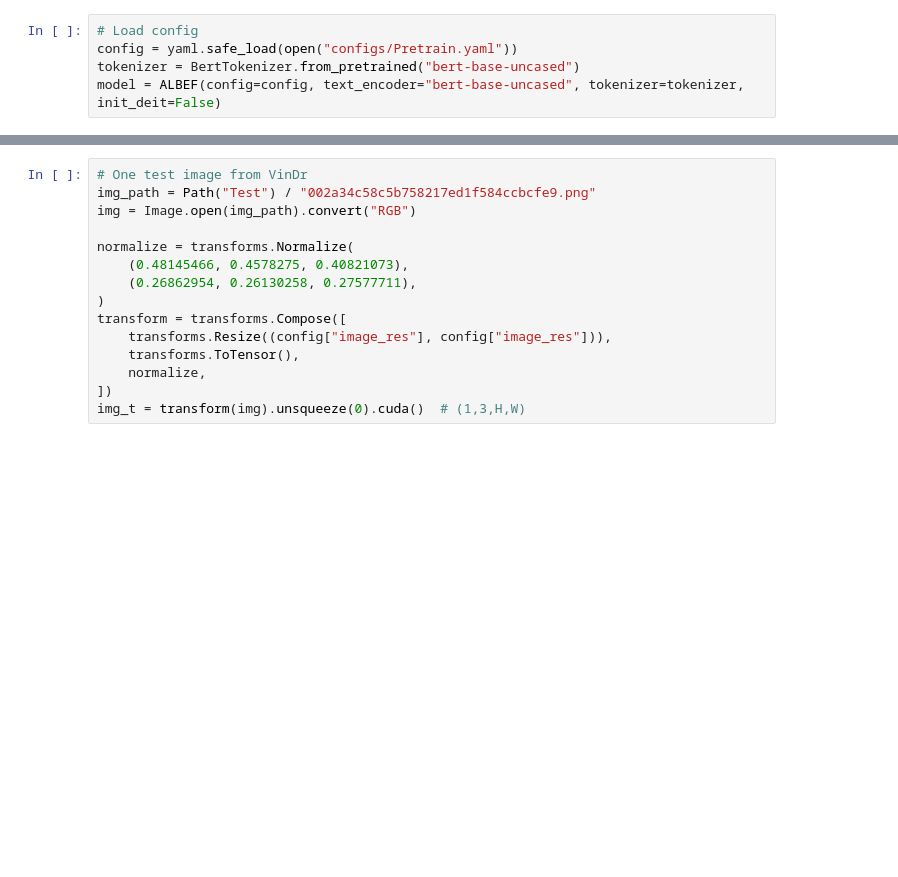
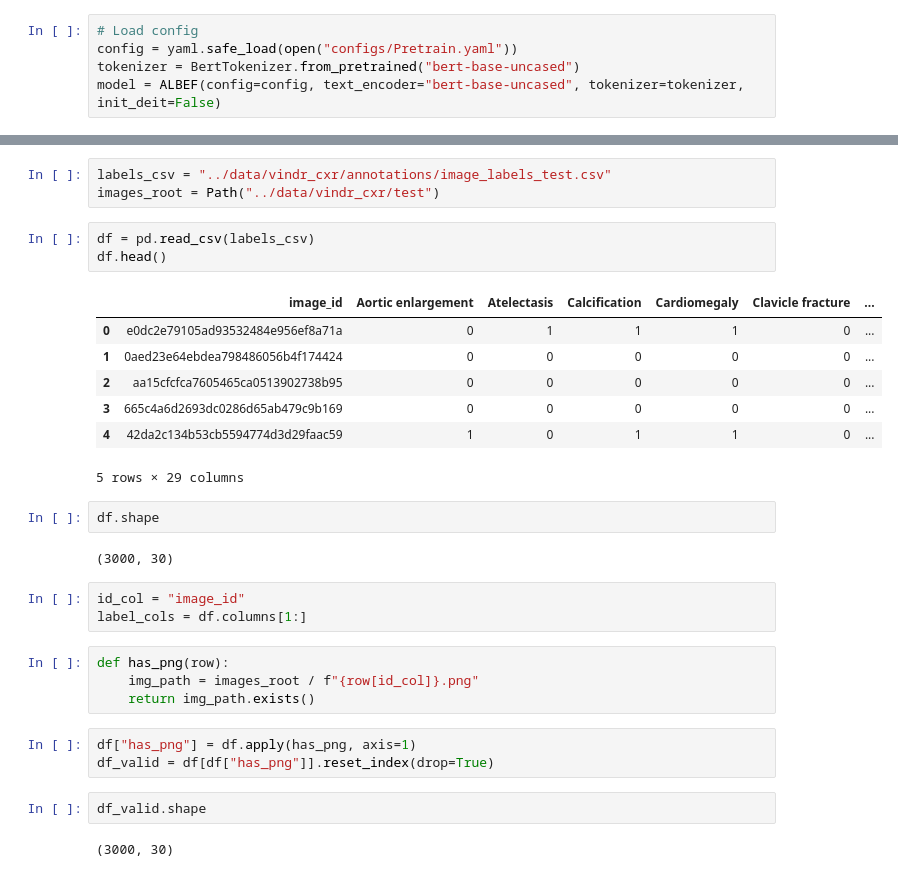
Before and after one commit to harshvardhan10/ALBEF, a Jupyter notebook: zero_shot_vind_testing.ipynb, the cells around one changed output, grey strips where cells are left out. Drawn from its saved outputs; the diff is of its cells as text; blank space fills up the shorter version.

```diff
--- a/zero_shot_vind_testing.ipynb
+++ b/zero_shot_vind_testing.ipynb
@@ -21,15 +47,32 @@ model.eval()
-# %%
-# One test image from VinDr
-img_path = Path("Test") / "002a34c58c5b758217ed1f584ccbcfe9.png"
-img = Image.open(img_path).convert("RGB")
-
-normalize = transforms.Normalize(
-    (0.48145466, 0.4578275, 0.40821073),
-    (0.26862954, 0.26130258, 0.27577711),
-)
-transform = transforms.Compose([
-    transforms.Resize((config["image_res"], config["image_res"])),
-    transforms.ToTensor(),
-    normalize,
-])
-img_t = transform(img).unsqueeze(0).cuda()  # (1,3,H,W)
+# %%
+labels_csv = "../data/vindr_cxr/annotations/image_labels_test.csv"
+images_root = Path("../data/vindr_cxr/test")
+# %%
+df = pd.read_csv(labels_csv)
+df.head()
+# %% [output]
+|  | image_id | Aortic enlargement | Atelectasis | Calcification | Cardiomegaly | Clavicle fracture | ... |
+| 0 | e0dc2e79105ad93532484e956ef8a71a | 0 | 1 | 1 | 1 | 0 | ... |
+| 1 | 0aed23e64ebdea798486056b4f174424 | 0 | 0 | 0 | 0 | 0 | ... |
+| 2 | aa15cfcfca7605465ca0513902738b95 | 0 | 0 | 0 | 0 | 0 | ... |
+| 3 | 665c4a6d2693dc0286d65ab479c9b169 | 0 | 0 | 0 | 0 | 0 | ... |
+| 4 | 42da2c134b53cb5594774d3d29faac59 | 1 | 0 | 1 | 1 | 0 | ... |
+5 rows × 29 columns
+# %%
+df.shape
+# %% [output]
+(3000, 30)
+# %%
+id_col = "image_id"
+label_cols = df.columns[1:]
+# %%
+def has_png(row):
+    img_path = images_root / f"{row[id_col]}.png"
+    return img_path.exists()
+# %%
+df["has_png"] = df.apply(has_png, axis=1)
+df_valid = df[df["has_png"]].reset_index(drop=True)
+# %%
+df_valid.shape
+# %% [output]
+(3000, 30)
```
Also changed, not shown: parts of 14 cells of this notebook.
